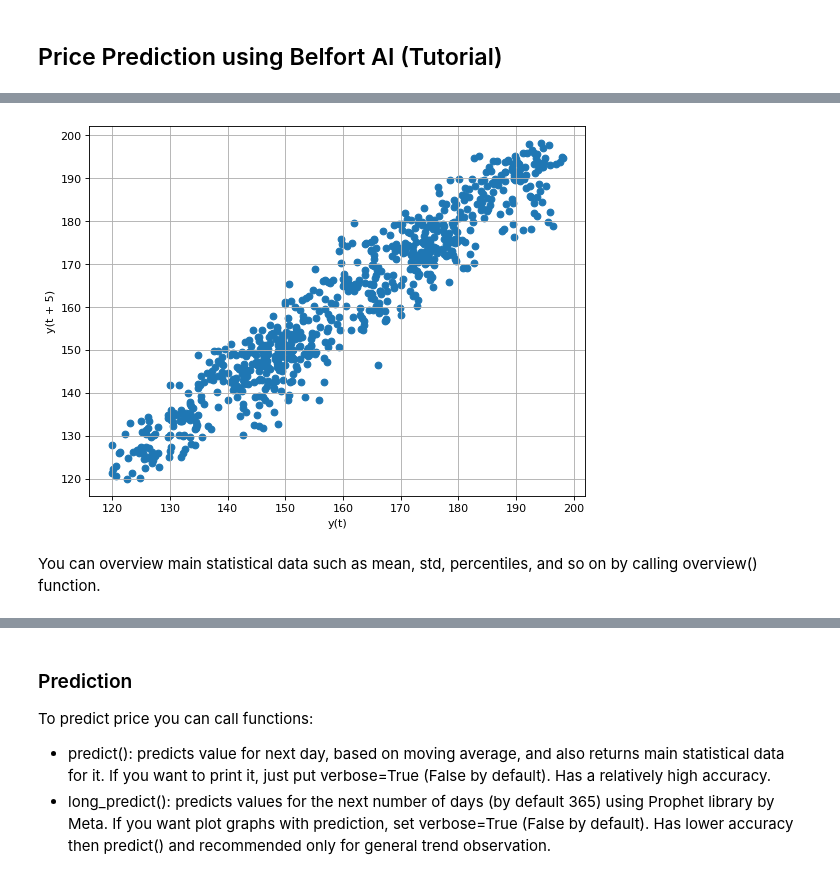
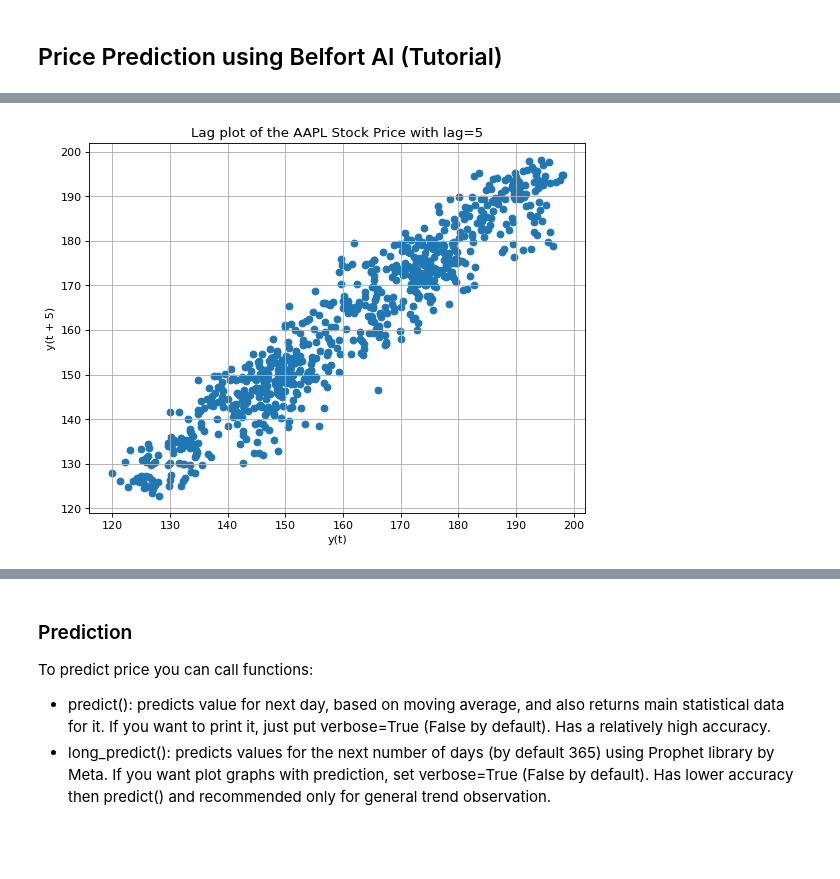
Before and after one commit to Duitenberg-ICT/DB-InvestmentBot, a Jupyter notebook: src/demo.ipynb, the cells around one changed output, grey strips where cells are left out. Saved outputs shown, nothing was run; the diff lists cells and outputs as text; code cells hidden in the pictures; blank space fills up the shorter version.

```diff
--- a/src/demo.ipynb
+++ b/src/demo.ipynb
@@ -11,5 +6,5 @@ Then, choose your favourite ticker you want make a prediction for (multiple tick
 # %%
-ticker = "AAPL"
-predictor = Predictor(ticker, period="3y")
+ticker1 = BelfortTicker("AAPL", period="3y")
+ticker2 = BelfortTicker("GOOG", period="3y")
 # %% [output]
 [*********************100%%**********************]  1 of 1 completed
@@ -22,6 +20,4 @@ predictor.plot()
 # %%
-predictor.lag_plot()
+ticker1.lag_plot_history()
 # %% [output]
-[figure, old version]
+[figure, new version]
-# %% [markdown]
-You can overview main statistical data such as mean, std, percentiles, and so on by calling overview() function.
```
Also changed, not shown: parts of 14 cells of this notebook, 2 other files.
